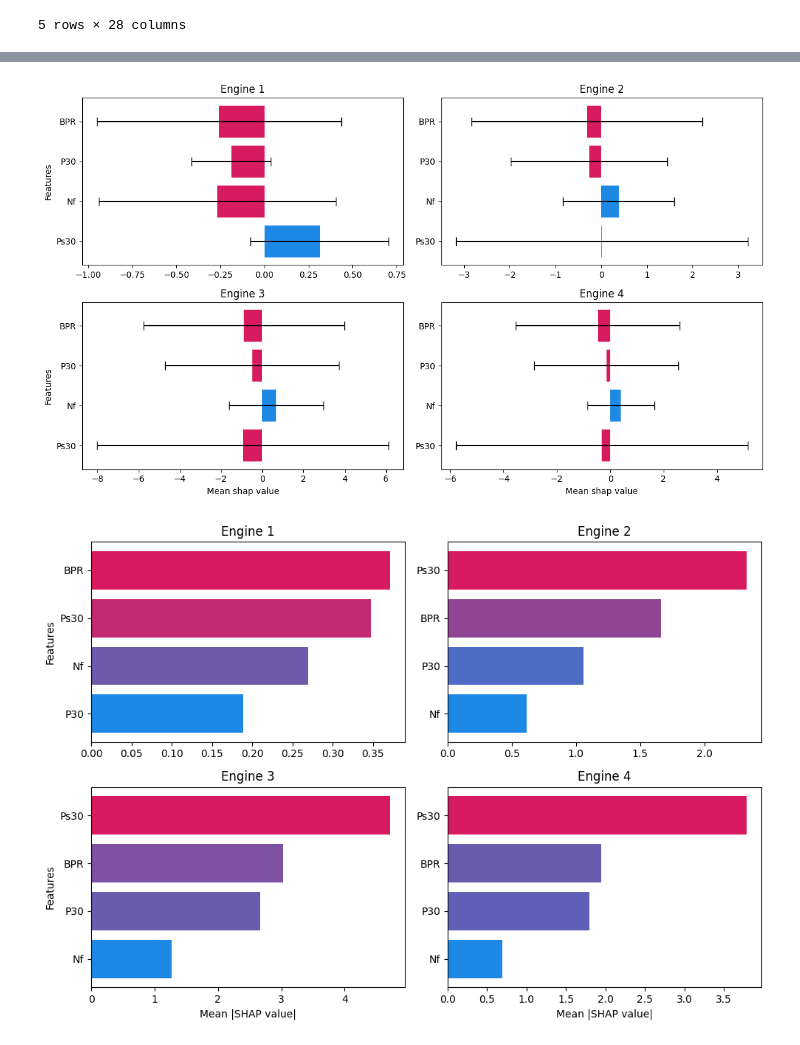
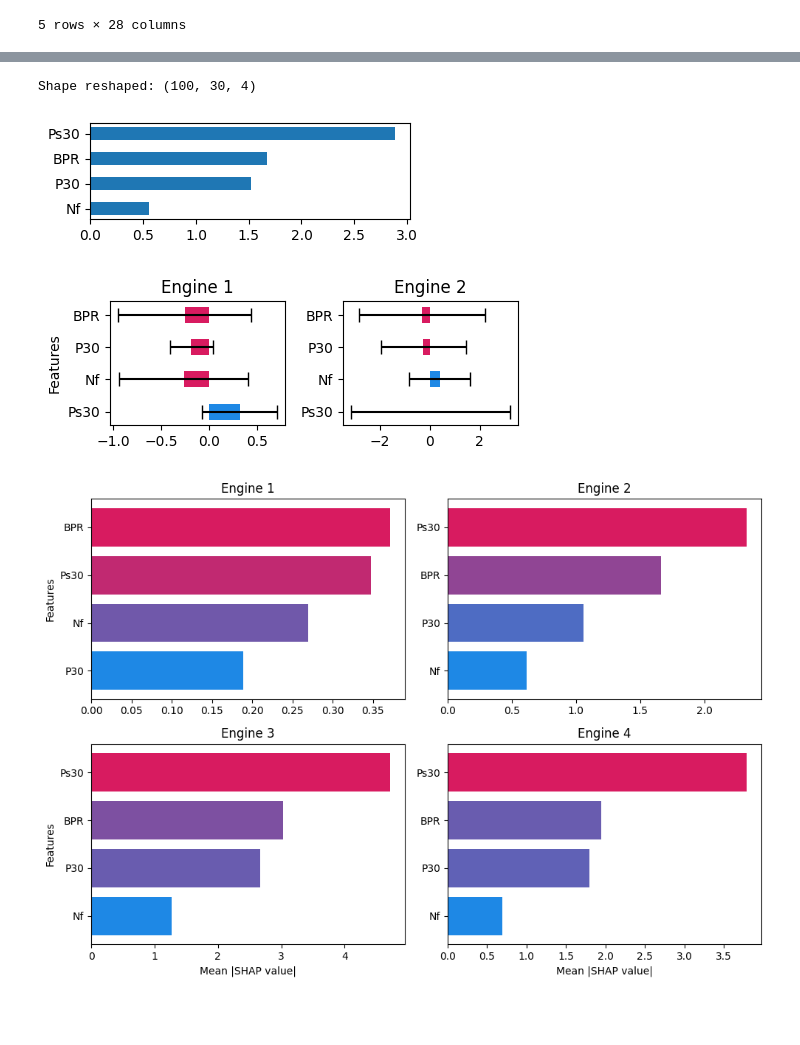
Before and after one commit to laminendao/asmbi, a Jupyter notebook: model_explantion.ipynb, the cells around one changed output, grey strips where cells are left out. Saved outputs shown, nothing was run; the diff lists cells and outputs as text; code cells hidden in the pictures; blank space fills up the shorter version.

```diff
--- a/model_explantion.ipynb
+++ b/model_explantion.ipynb
@@ -276,7 +278,7 @@ def reshape_shap_values(shap_values, original_shape):
 # Assuming you have a trained LSTM model and data
 timesteps, features = train_array.shape[1], train_array.shape[2]
 
-test_array_susbset = test_array[0:4]
+test_array_susbset = test_array[0:100]
 test_array_susbset.shape
 
 # Explain the LSTM model
@@ -325,7 +345,57 @@ list_of_shapes = [shap_values[i].reshape(-1,features) for i in range(samples)]
+# %%
+# Dimensions originales
+samples = 100
+# timesteps = 30
+# features = 5
+
+# SHAP values aplaties (par exemple après un Bar Plot ou un LIME)
+shap_values_flat = np.random.rand(samples, timesteps * features)
+
+# Dimensions originales des données
+original_shape = (samples, timesteps, features)
+
+# Reshape des SHAP values
+shap_values_reshaped = reshape_shap_values(shap_values_flat, original_shape)
+print("Shape reshaped:", shap_values_reshaped.shape)  # Devrait donner (100, 30, 5)
+
+list_shap_values = []
+for i in range(samples):
+    shap_values_2D = shap_values[i].reshape(-1,features)
+    list_shap_values.append(np.abs(shap_values_2D).mean(axis=0))  # Somme sur samples et timesteps
+somme_abs_par_feature001 = np.array(list_shap_values).mean(axis = 0)
+# remaining_sensors001 = remaining_sensors
+somme_abs_par_feature001
+
+# Transformer en array (au cas où ce n’est pas encore fait)
+values = np.array(somme_abs_par_feature001)
+labels = np.array(remaining_sensors)
+
+# Trier les valeurs et labels par ordre décroissant
+indices = np.argsort(values)[::-1]
+sorted_values = values[indices]
+sorted_labels = labels[indices]
+
+# Tracer le barh trié
+plt.figure(figsize=(4, 1.5))
+plt.barh(sorted_labels, sorted_values, height=0.5)
+plt.gca().invert_yaxis()  # Affiche la plus grande valeur en haut
+plt.tight_layout()
+plt.savefig("images/fd001_mean_abs.png")
+plt.show()
+
+# plt.figure(figsize=(5, 1))# Set the figure size
+# plt.barh(remaining_sensors, somme_abs_par_feature001, height=0.4)
+# # Axe Y
+# plt.yticks(ticks=range(len(remaining_sensors)), labels=remaining_sensors)
+# plt.gca().invert_yaxis()
+# %% [output]
+Shape reshaped: (100, 30, 4)
+[figure, added]
 # %%
 # Calcul de la moyenne et de l'écart-type
 lis_df_shap = []
-for i, shap_values_2D in enumerate(list_of_shapes):
+plt.figure(figsize=(5, 2))
+for i, shap_values_2D in enumerate(list_of_shapes[:2]):
     # plt.subplot(2,2,i+1)
     shap_values_squeeze = shap_values_2D
     mean_shap = shap_values_squeeze.mean(axis=0)
@@ -341,37 +411,38 @@ for i, shap_values_2D in enumerate(list_of_shapes):
         "SHAP Std": std_shap
     })
 
     # Couleurs SHAP standards
     shap_blue = '#1E88E5'
     shap_red = '#D81B60'
 
     # Choix de la couleur selon le signe
     shap_df["Couleur"] = shap_df["SHAP Value"].apply(lambda x: shap_blue if x >= 0 else shap_red)
     lis_df_shap.append(shap_df)
 
-plt.figure(figsize=(12, 7))
-for kk, shap_df in enumerate(lis_df_shap):
+# plt.figure(figsize=(12, 7))
+for kk, shap_df in enumerate(lis_df_shap[:2]):
     # print(kk)
-    plt.subplot(2,2, kk+1)
+    plt.subplot(1,2, kk+1)
     # Tracé des barres une par une avec la bonne couleur
     # plt.figure(figsize=(6, len(shap_df) * 0.6))
     for i, row in shap_df.iterrows():
         plt.barh(
             y=row["Variable"],
             width=row["SHAP Value"],
             xerr=row["SHAP Std"],
             color=row["Couleur"],
             # edgecolor='black',
-            capsize=5
+            capsize=5,
+            height=0.5
         )
     if kk>1:
         plt.xlabel("Mean shap value")
     if (kk+1)%2!=0:
         plt.ylabel("Features")
     plt.title(f"Engine {kk+1}")
     plt.tight_layout()
-plt.savefig("images/fd001_shape_std.png")
+plt.savefig("images/fd001_shape_std_Engine1.png")
 plt.show()
 # %% [output]
-[figure, old version]
+[figure, new version]
 # %%
```
Also changed, not shown: parts of 21 cells of this notebook, 18 other files.
